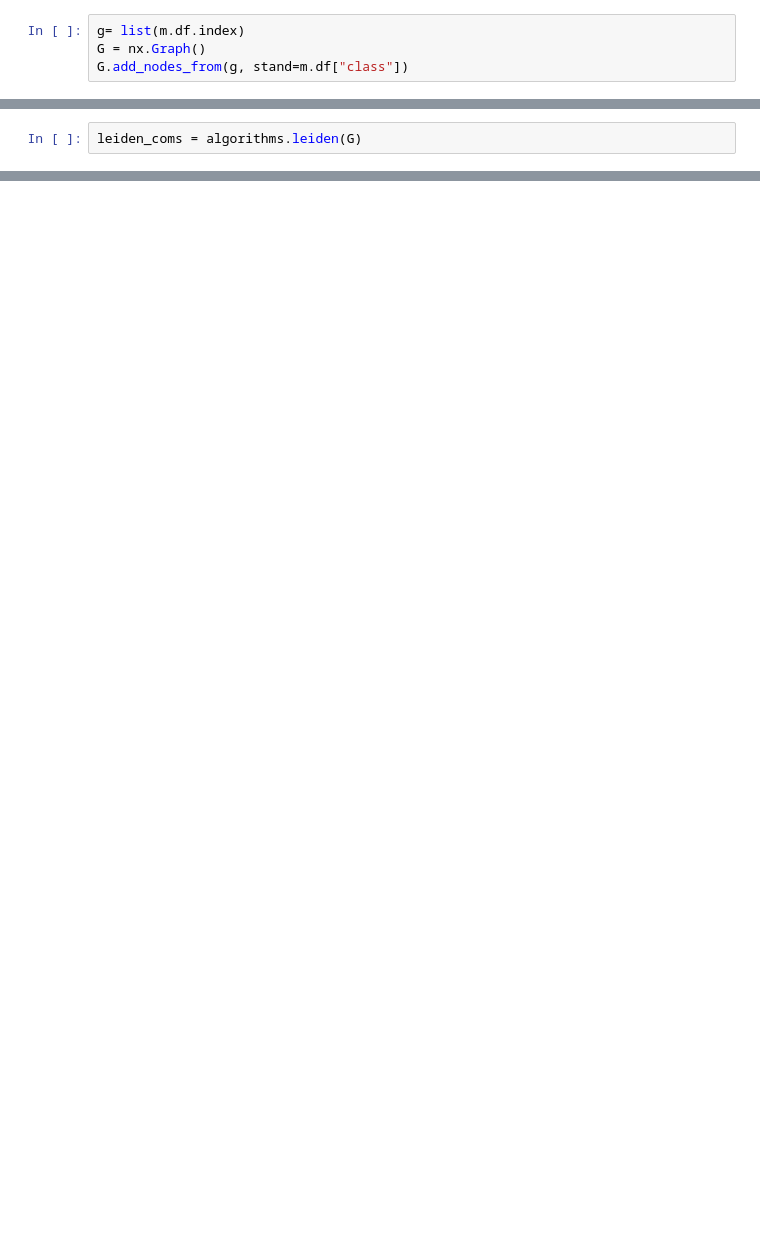
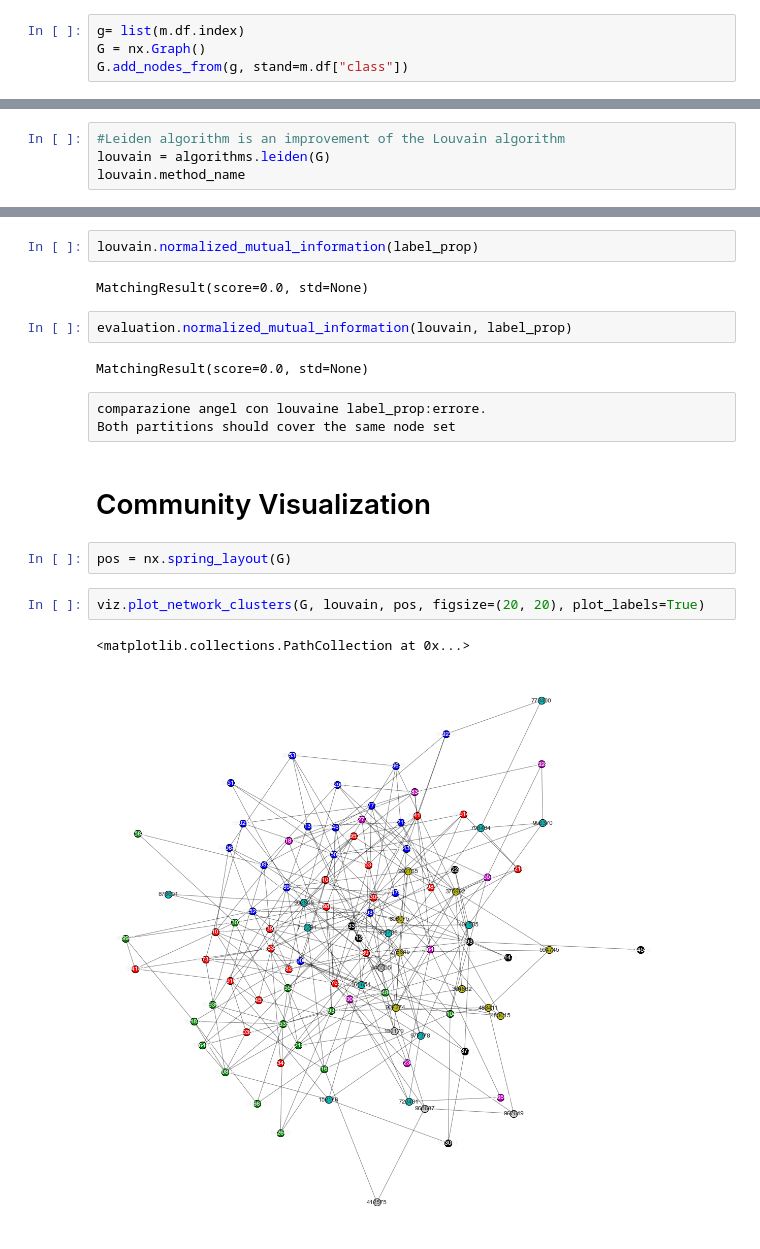
Before and after one commit to gatto/ds-network-analysis, a Jupyter notebook: py/Community Discovery.ipynb, the cells around one changed output, grey strips where cells are left out. Drawn from its saved outputs; the diff is of its cells as text; blank space fills up the shorter version.

```diff
--- a/py/Community Discovery.ipynb
+++ b/py/Community Discovery.ipynb
@@ -105,3 +166,5 @@ lp_coms = algorithms.label_propagation(G)
 # %%
-leiden_coms = algorithms.leiden(G)
+#Leiden algorithm is an improvement of the Louvain algorithm
+louvain = algorithms.leiden(G)
+louvain.method_name
 # %% [output]
@@ -134,0 +280,20 @@ evaluation.average_internal_degree(g, leiden_coms)
+# %%
+louvain.normalized_mutual_information(label_prop)
+# %% [output]
+MatchingResult(score=0.0, std=None)
+# %%
+evaluation.normalized_mutual_information(louvain, label_prop)
+# %% [output]
+MatchingResult(score=0.0, std=None)
+# %% [raw]
+comparazione angel con louvaine label_prop:errore.
+Both partitions should cover the same node set
+# %% [markdown]
+# Community Visualization
+# %%
+pos = nx.spring_layout(G)
+# %%
+viz.plot_network_clusters(G, louvain, pos, figsize=(20, 20), plot_labels=True)
+# %% [output]
+<matplotlib.collections.PathCollection at 0x...>
+[figure, added]
```
Also changed, not shown: parts of 65 cells of this notebook, 1 other file.
